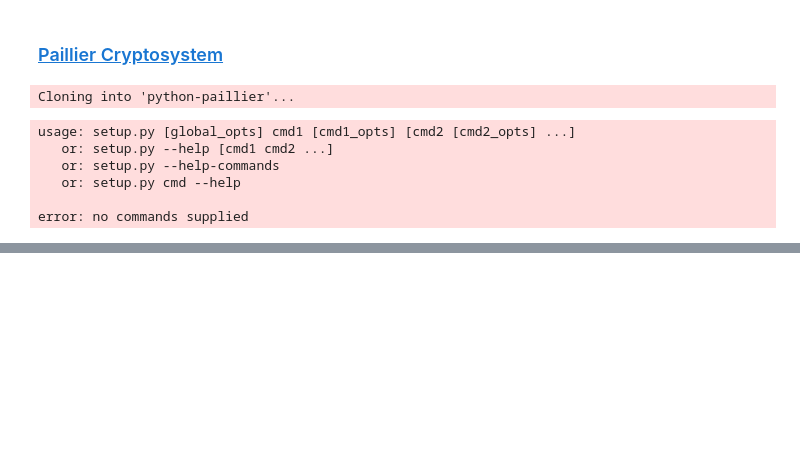
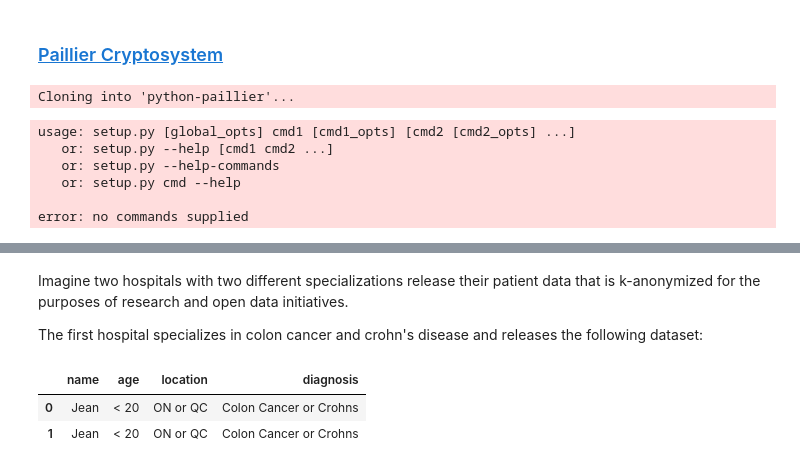
Before and after one commit to HanSeoulOh/mathproblems, a Jupyter notebook: privacyMath.ipynb, the cells around one changed output, grey strips where cells are left out. Drawn from its saved outputs; the diff is of its cells as text; code cells hidden in the pictures; blank space fills up the shorter version.

```diff
--- a/privacyMath.ipynb
+++ b/privacyMath.ipynb
@@ -192,0 +216,12 @@ error: no commands supplied
+# %% [markdown]
+Imagine two hospitals with two different specializations release their patient data that is k-anonymized for the purposes of research and open data initiatives.
+
+The first hospital specializes in colon cancer and crohn's disease and releases the following dataset:
+# %%
+import pandas as pd
+pd.DataFrame({'name' : ['Jean', 'Jean'], 'age' : ['< 20', '< 20'], 'location': ['ON or QC', 'ON or QC'], 'diagnosis' : ['Colon Cancer or Crohns', 'Colon Cancer or Crohns']
+})
+# %% [output]
+|  | name | age | location | diagnosis |
+| 0 | Jean | < 20 | ON or QC | Colon Cancer or Crohns |
+| 1 | Jean | < 20 | ON or QC | Colon Cancer or Crohns |
```
Also changed, not shown: parts of 18 cells of this notebook.
